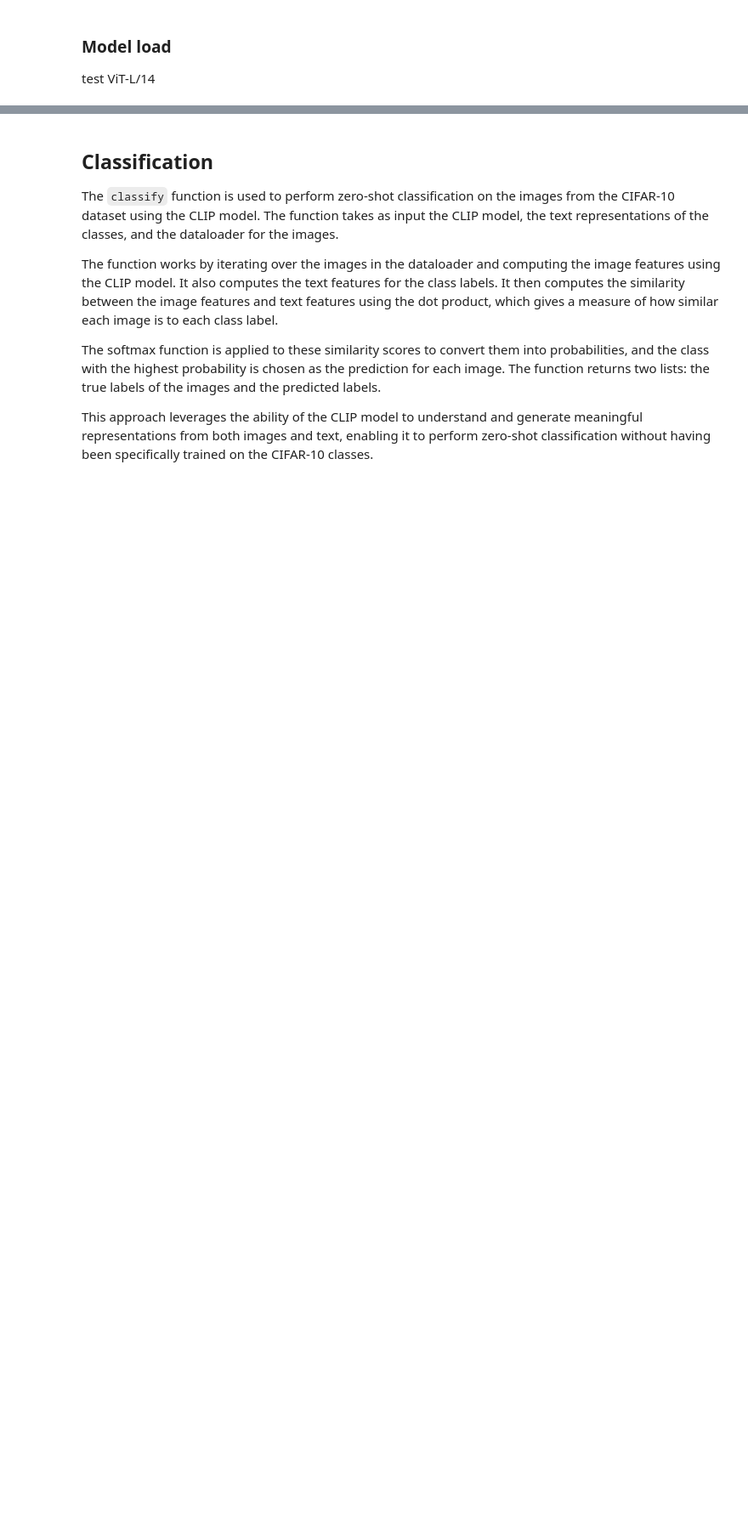
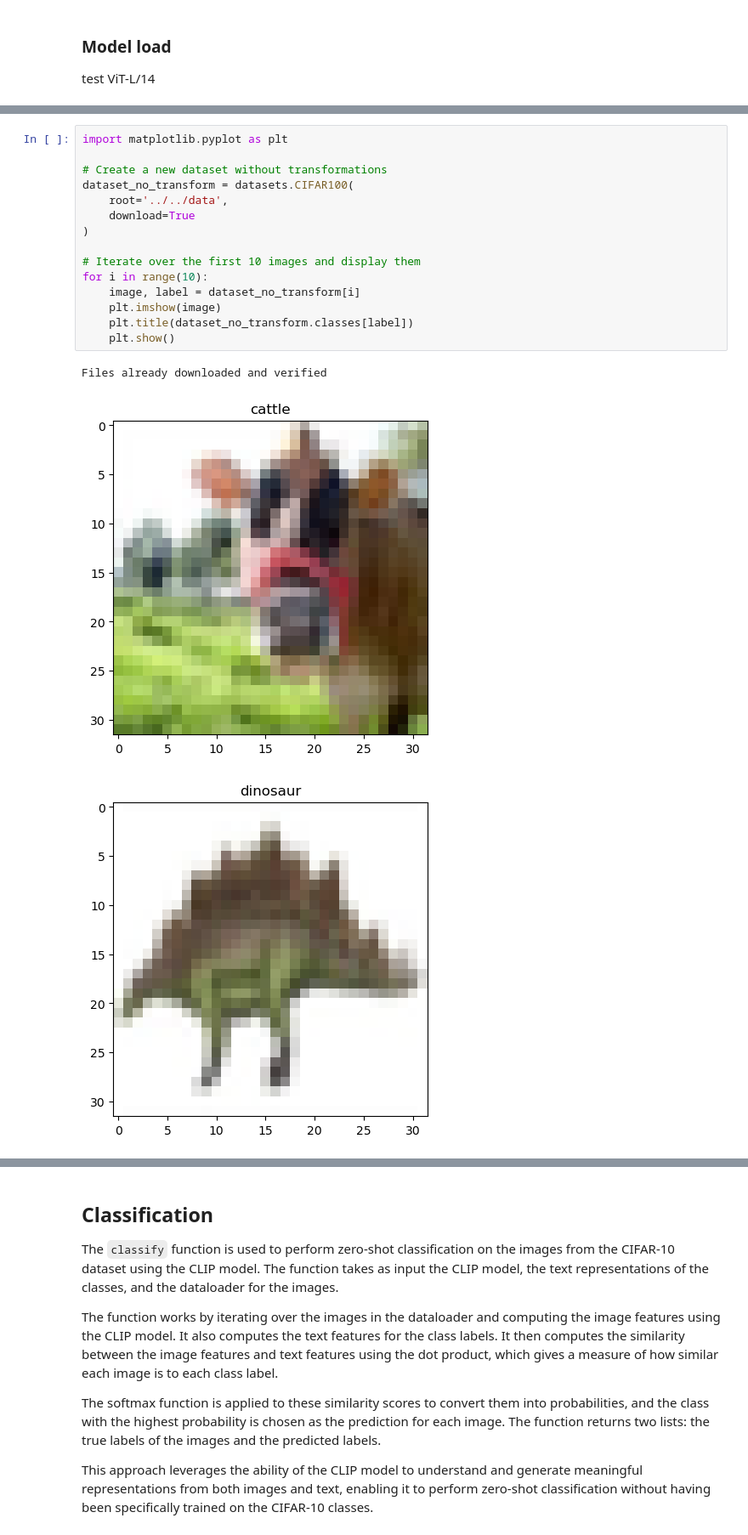
Before and after one commit to the-future-dev/MLLMs-vs-CV, a Jupyter notebook: paper_code/models_evaluation/CLIP/cifar-100.ipynb, the cells around one changed output, grey strips where cells are left out. Shown at 85% size. Drawn from its saved outputs; the diff is of its cells as text; blank space fills up the shorter version.

```diff
--- a/paper_code/models_evaluation/CLIP/cifar-100.ipynb
+++ b/paper_code/models_evaluation/CLIP/cifar-100.ipynb
@@ -51,0 +50,19 @@ Extracting ../../data/cifar-100-python.tar.gz to ../../data
+# %%
+import matplotlib.pyplot as plt
+
+# Create a new dataset without transformations
+dataset_no_transform = datasets.CIFAR100(
+    root='../../data',
+    download=True
+)
+
+# Iterate over the first 10 images and display them
+for i in range(10):
+    image, label = dataset_no_transform[i]
+    plt.imshow(image)
+    plt.title(dataset_no_transform.classes[label])
+    plt.show()
+# %% [output]
+Files already downloaded and verified
+[figure, added]
+[figure, added]
```
Also changed, not shown: parts of 8 cells of this notebook, 6 other files.
